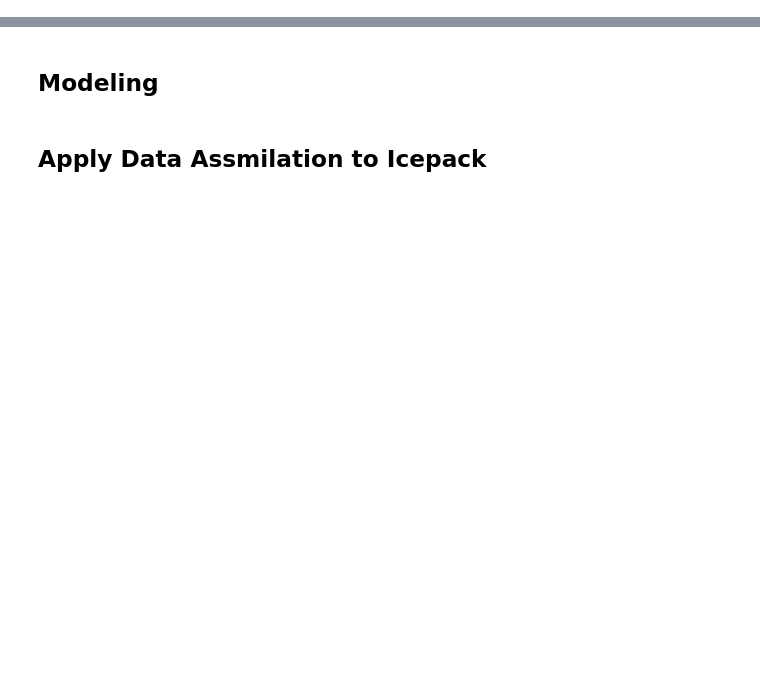
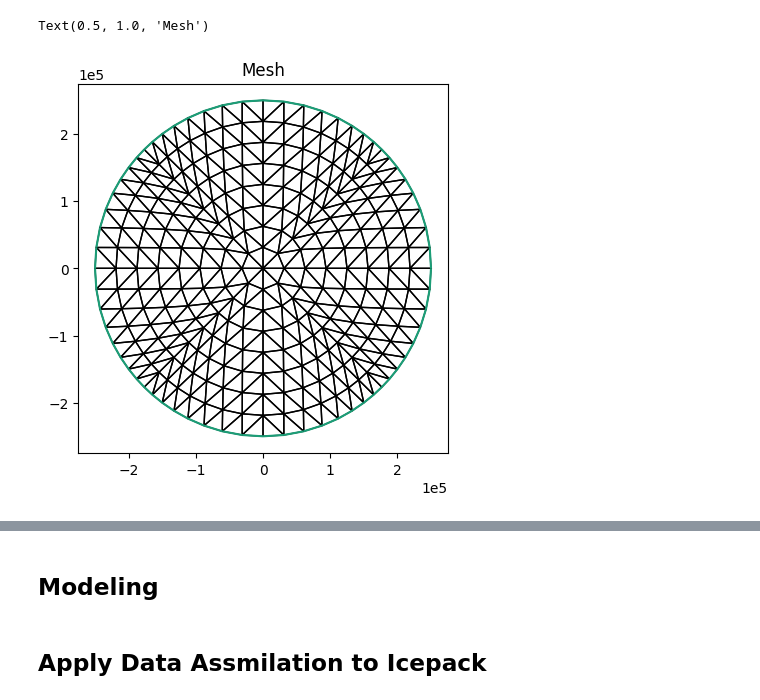
Before and after one commit to KYANJO/Data_assimilation_project, a Jupyter notebook: bin/python_wrapper.ipynb, the cells around one changed output, grey strips where cells are left out. Cells and saved outputs as stored; diff of their text form; code cells hidden in the pictures; blank space fills up the shorter version.

```diff
--- a/bin/python_wrapper.ipynb
+++ b/bin/python_wrapper.ipynb
@@ -8,14 +13,33 @@ import firedrake
 # %%
 # Geometry
-mesh = firedrake.UnitDiskMesh(5)
-R = 250e3
+mesh = firedrake.UnitDiskMesh(3)
+R = 250e3 # domain is a circle of 250 km wide
+# R = 250
 mesh.coordinates.dat.data[:] *= R
 
+# Plateau elevation
+b_base = Constant(400)
+# b_base = Constant(0.4)
+
+# Max Elevation
+b_max = Constant(1400)
+# b_max = Constant(1.4)
+
+# Radius of the plateau interior
+ro = 125e3
+# ro = 125
+
+# Radius of the ridge
+Ro = Constant(200e3)
+# Ro = Constant(200)
 import icepack.plot
 
 fig, axes = icepack.plot.subplots()
 firedrake.triplot(mesh, axes=axes)
 axes.set_title("Mesh")
+# %% [output]
+Text(0.5, 1.0, 'Mesh')
+[figure, added]
 # %%
 # input data: ice bed, surface, thickness, velocity, and accumulation rate
 Q = firedrake.FunctionSpace(mesh, family='CG', degree=2)
```
Also changed, not shown: parts of 27 cells of this notebook.
